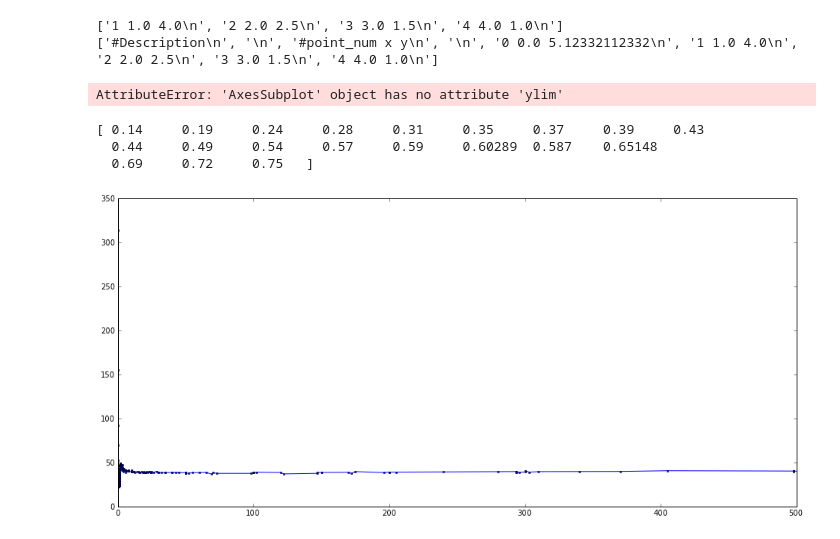
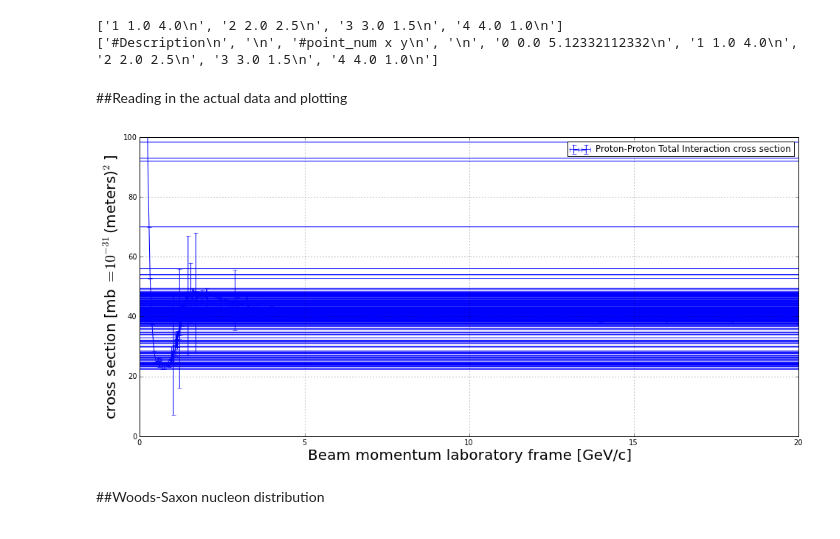
Before and after one commit to kbouch/PHYS202-S13, a Jupyter notebook: Project/ConstructionZone.ipynb, the cells around one changed output. Cells and saved outputs as stored; diff of their text form; code cells hidden in the pictures.

Commit message:
worked on cross section plot, moved PE 17 to correct directory location

```diff
--- a/Project/ConstructionZone.ipynb
+++ b/Project/ConstructionZone.ipynb
@@ -92,45 +92,52 @@ print f.readlines()
 # %% [output]
 ['1 1.0 4.0\n', '2 2.0 2.5\n', '3 3.0 1.5\n', '4 4.0 1.0\n']
 ['#Description\n', '\n', '#point_num x y\n', '\n', '0 0.0 5.12332112332\n', '1 1.0 4.0\n', '2 2.0 2.5\n', '3 3.0 1.5\n', '4 4.0 1.0\n']
+# %% [markdown]
+##Reading in the actual data and plotting
 # %%
 # pp total cross section data
 f_tcs = open('rpp2012-pp_total.dat','r')
-# I found that there is a space at the beginning of each line
 # skip 11 lines before actual data
 for i in range(11):
     f_tcs.readline()
 
 #PONT_NUMBER PLAB PLAB_MIN PLAB_MAX SIG_mb STA_ERRpl STA_ERRm SY_ERpl SY_ERm
 tcs_points = np.loadtxt(f_tcs,usecols=[0,1,2,3,4,5,6,7,8],unpack=True)
-
-print tcs_points[2,:20]
 
 
 # pp elastic cross section data
 f_ecs = open('rpp2012-pp_elastic.dat','r')
 for i in range(11):
     f_ecs.readline()
 
 #PONT_NUMBER PLAB PLAB_MIN PLAB_MAX SIG_mb STA_ERRpl STA_ERRm SY_ERpl SY_ERm
 ecs_points = np.loadtxt(f_tcs,usecols=[0,1,2,3,4,5,6,7,8],unpack=True)
 
 
 
 
 import matplotlib.pyplot
 
 fig = figure(figsize=(16.,16.))
 ax_tcs = fig.add_subplot(2,1,1)
-p_tcs = ax_tcs.plot(tcs_points[1,:],tcs_points[4,:],color='b',linestyle='-',\
-marker='.',markersize=3.,label='cross section versus lab beam momentum')
-gca()
-#xlim(0,500)
-#ax_tcs.ylim()
-#ax_tcs.xlabel()
-#ax_tcs.ylabel()
+
+#ax_tcs.loglog(tcs_points[1,:],tcs_points[4,:],color='b',linestyle='-',\
+#  marker=',',markersize=3.,label='Proton-Proton Total Interaction cross section')
+
+ax_tcs.errorbar(tcs_points[1,:],tcs_points[4,:],yerr=[tcs_points[8,:],tcs_points[7,:]]\
+  ,xerr=[tcs_points[3,:],tcs_points[4,:]],color='blue',\
+  elinewidth=None,label='Proton-Proton Total Interaction cross section')
+
+d = xlim(0,20)
+e = ylim(0,100)
+f = xlabel('Beam momentum laboratory frame [GeV/c]',fontsize=20.)
+g = ylabel(r'cross section [mb $= 10^{-31} $(meters)$^2$]',fontsize=20.)
+
+legend(loc=1)
+grid()
+
+show()
 # %% [output]
-AttributeError: 'AxesSubplot' object has no attribute 'ylim'
-[ 0.14     0.19     0.24     0.28     0.31     0.35     0.37     0.39     0.43
-  0.44     0.49     0.54     0.57     0.59     0.60289  0.587    0.65148
-  0.69     0.72     0.75   ]
-[figure, old version]
+[figure, new version]
+# %% [markdown]
+##Woods-Saxon nucleon distribution
```
Also changed, not shown: 1 other file.
